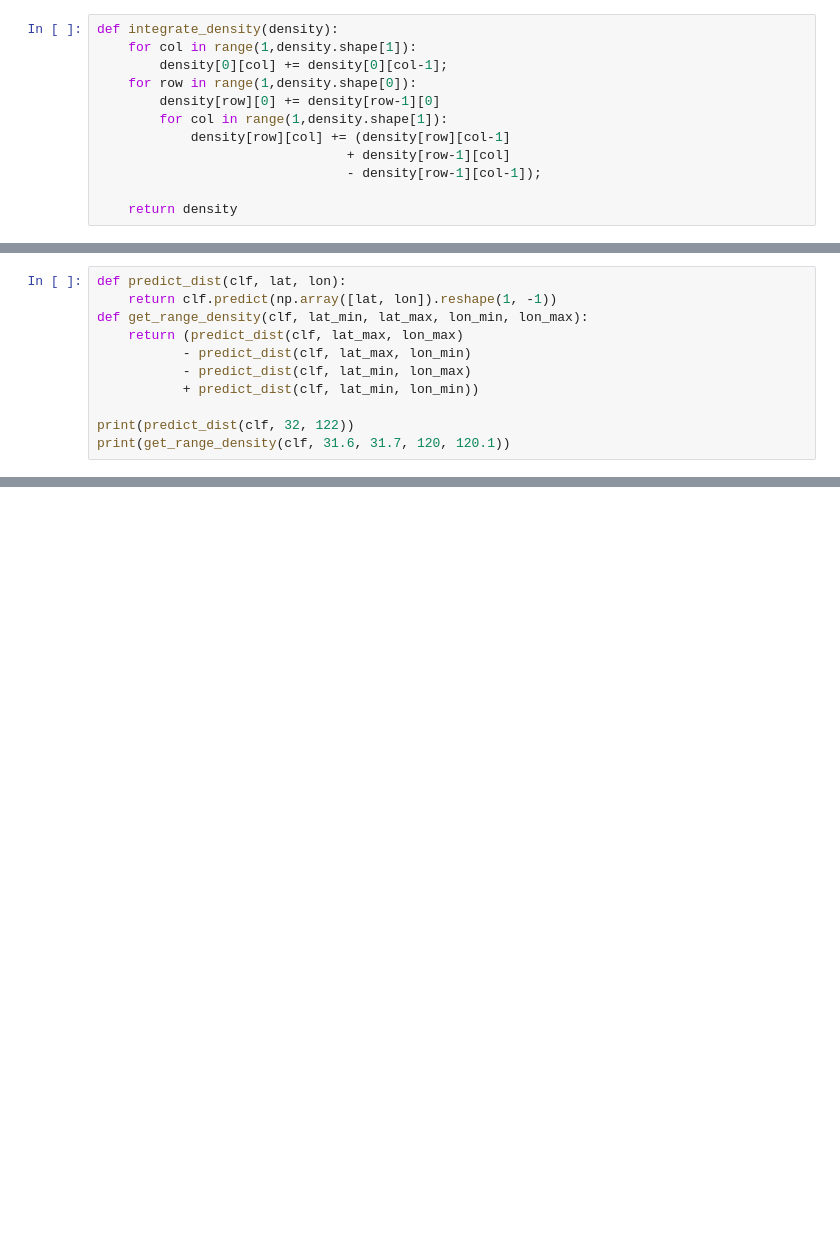
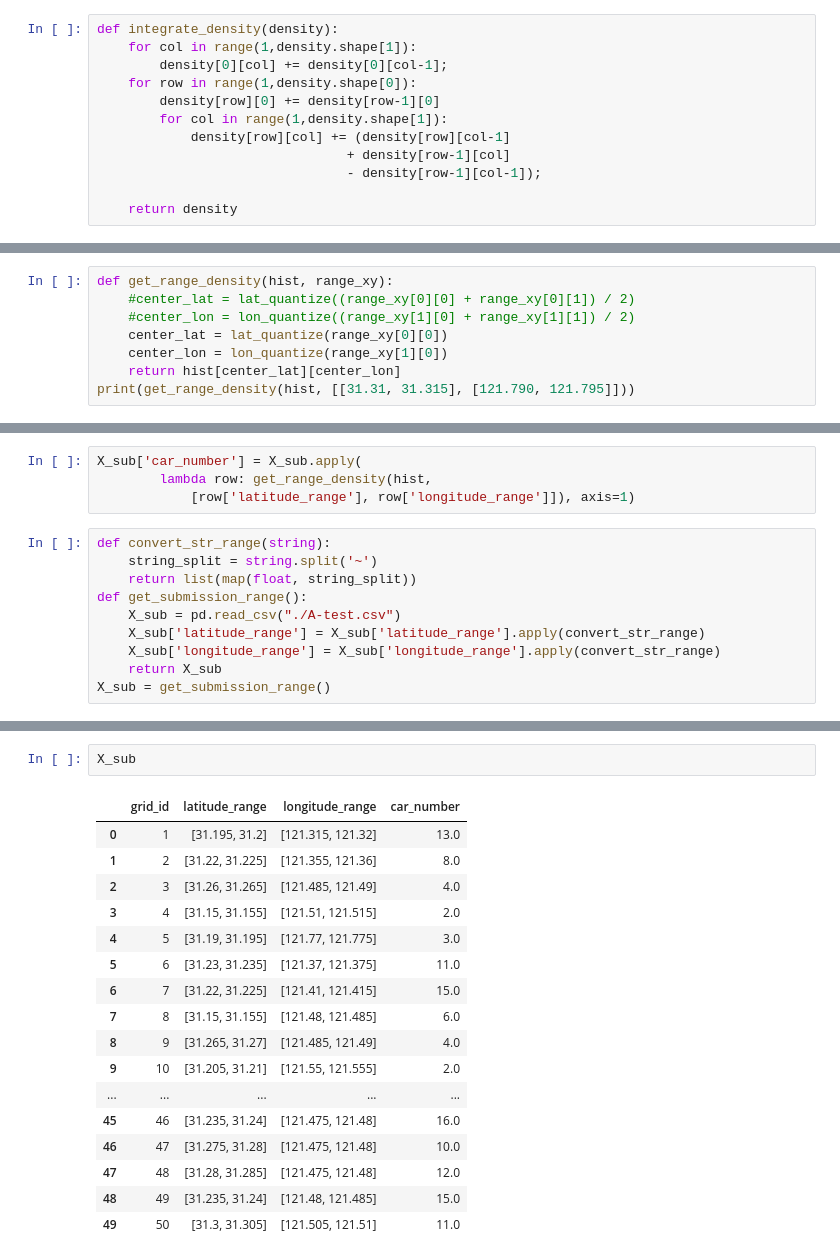
Before and after one commit to JachinShen/super-duper-guacamole, a Jupyter notebook: Baseline.ipynb, the cells around one changed output, grey strips where cells are left out. Cells and saved outputs as stored; diff of their text form; blank space fills up the shorter version.

```diff
--- a/Baseline.ipynb
+++ b/Baseline.ipynb
@@ -92,11 +90,0 @@ SVR(C=100, cache_size=200, coef0=0.0, degree=3, epsilon=0.1, gamma=1,
-# %%
-def predict_dist(clf, lat, lon):
-    return clf.predict(np.array([lat, lon]).reshape(1, -1))
-def get_range_density(clf, lat_min, lat_max, lon_min, lon_max):
-    return (predict_dist(clf, lat_max, lon_max)
-           - predict_dist(clf, lat_max, lon_min)
-           - predict_dist(clf, lat_min, lon_max)
-           + predict_dist(clf, lat_min, lon_min))
-
-print(predict_dist(clf, 32, 122))
-print(get_range_density(clf, 31.6, 31.7, 120, 120.1))
@@ -109,0 +91,8 @@ print(sqrt(mean_squared_error(y_test, clf.predict(X_test))))
+# %%
+def get_range_density(hist, range_xy):
+    #center_lat = lat_quantize((range_xy[0][0] + range_xy[0][1]) / 2)
+    #center_lon = lon_quantize((range_xy[1][0] + range_xy[1][1]) / 2)
+    center_lat = lat_quantize(range_xy[0][0])
+    center_lon = lon_quantize(range_xy[1][0])
+    return hist[center_lat][center_lon]
+print(get_range_density(hist, [[31.31, 31.315], [121.790, 121.795]]))
@@ -109,0 +101,14 @@ print(sqrt(mean_squared_error(y_test, clf.predict(X_test))))
+# %%
+X_sub['car_number'] = X_sub.apply(
+        lambda row: get_range_density(hist,
+            [row['latitude_range'], row['longitude_range']]), axis=1)
+# %%
+def convert_str_range(string):
+    string_split = string.split('~')
+    return list(map(float, string_split))
+def get_submission_range():
+    X_sub = pd.read_csv("./A-test.csv")
+    X_sub['latitude_range'] = X_sub['latitude_range'].apply(convert_str_range)
+    X_sub['longitude_range'] = X_sub['longitude_range'].apply(convert_str_range)
+    return X_sub
+X_sub = get_submission_range()
@@ -109,0 +174,20 @@ print(sqrt(mean_squared_error(y_test, clf.predict(X_test))))
+# %%
+X_sub
+# %% [output]
+|  | grid_id | latitude_range | longitude_range | car_number |
+| 0 | 1 | [31.195, 31.2] | [121.315, 121.32] | 13.0 |
+| 1 | 2 | [31.22, 31.225] | [121.355, 121.36] | 8.0 |
+| 2 | 3 | [31.26, 31.265] | [121.485, 121.49] | 4.0 |
+| 3 | 4 | [31.15, 31.155] | [121.51, 121.515] | 2.0 |
+| 4 | 5 | [31.19, 31.195] | [121.77, 121.775] | 3.0 |
+| 5 | 6 | [31.23, 31.235] | [121.37, 121.375] | 11.0 |
+| 6 | 7 | [31.22, 31.225] | [121.41, 121.415] | 15.0 |
+| 7 | 8 | [31.15, 31.155] | [121.48, 121.485] | 6.0 |
+| 8 | 9 | [31.265, 31.27] | [121.485, 121.49] | 4.0 |
+| 9 | 10 | [31.205, 31.21] | [121.55, 121.555] | 2.0 |
+| ... | ... | ... | ... | ... |
+| 45 | 46 | [31.235, 31.24] | [121.475, 121.48] | 16.0 |
+| 46 | 47 | [31.275, 31.28] | [121.475, 121.48] | 10.0 |
+| 47 | 48 | [31.28, 31.285] | [121.475, 121.48] | 12.0 |
+| 48 | 49 | [31.235, 31.24] | [121.48, 121.485] | 15.0 |
+| 49 | 50 | [31.3, 31.305] | [121.505, 121.51] | 11.0 |
```
Also changed, not shown: parts of 15 cells of this notebook, 2 other files.
